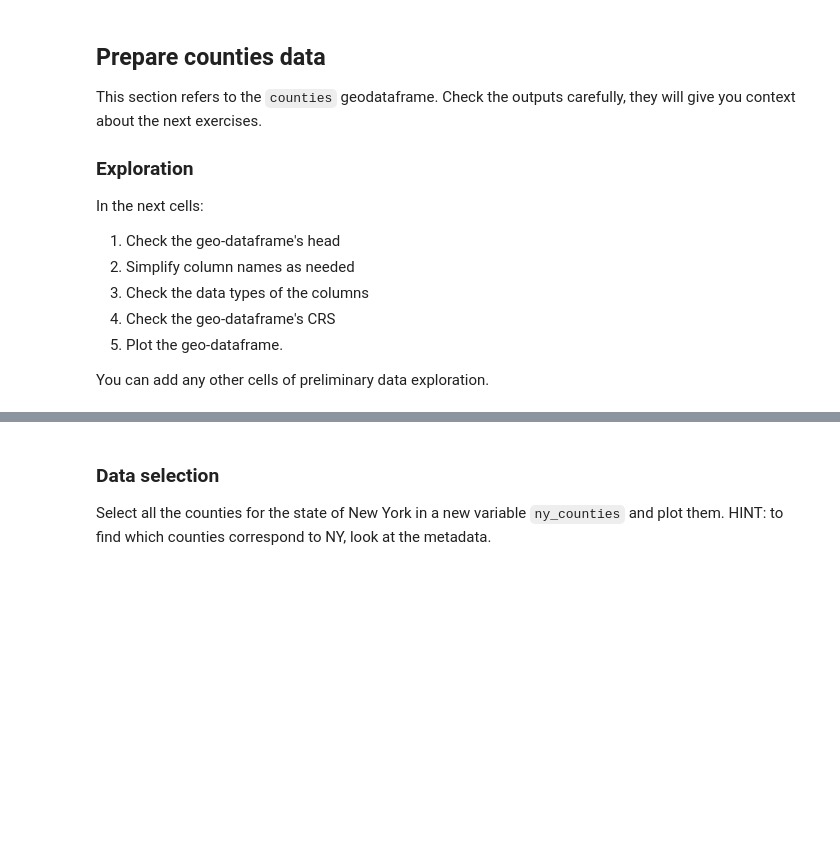
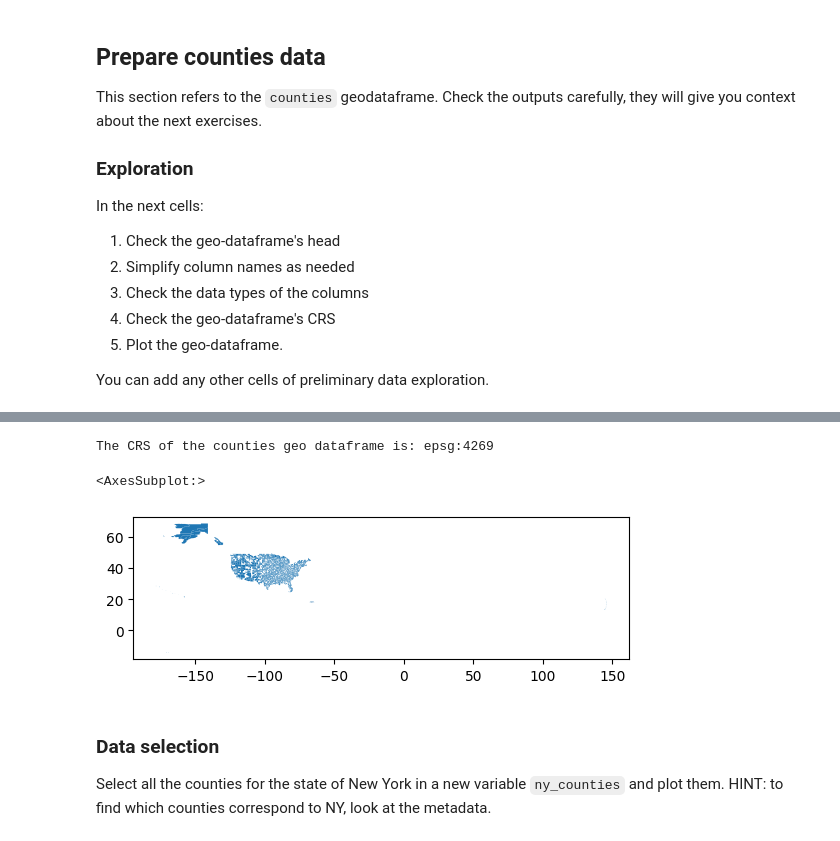
Before and after one commit to annieradams/eds-220-hwk3, a Jupyter notebook: hwk3-task1-spills.ipynb, the cells around one changed output, grey strips where cells are left out. Saved outputs shown, nothing was run; the diff lists cells and outputs as text; code cells hidden in the pictures; blank space fills up the shorter version.

```diff
--- a/hwk3-task1-spills.ipynb
+++ b/hwk3-task1-spills.ipynb
@@ -62,3 +164,6 @@ In the next cell:
+# %%
+spills = pd.read_csv("data/Spill_Incidents.csv")
+counties =gpd.read_file("data/tl_2022_us_county/tl_2022_us_county.shp")
 # %% [markdown]
 ## Prepare spills data
 
@@ -154,0 +369,11 @@ You can add any other cells of preliminary data exploration.
+# %%
+# 2. simplify column names
+counties.columns = counties.columns.str.lower() # make all column names lower case
+
+new_col_names = {'statefp': 'state_fp', # update column names to make more sense
+                 'countyfp': 'county_fp',
+                 'countyns':'county_ns',
+                 'geoid':'geo_id',
+                'name': 'county'
+}
+counties = counties.rename(columns = new_col_names) # reassign counties df to have update column names
@@ -155,3 +403,14 @@ You can add any other cells of preliminary data exploration.
+# %%
+# 4. check the geo dataframes crs
+print("The CRS of the counties geo dataframe is:", counties.crs)
+# %% [output]
+The CRS of the counties geo dataframe is: epsg:4269
+# %%
+# 5.
+counties.plot() # plot counties data
+# %% [output]
+<AxesSubplot:>
+[figure, added]
 # %% [markdown]
 ### Data selection
 
```
Also changed, not shown: parts of 60 cells of this notebook, 1 other file.
